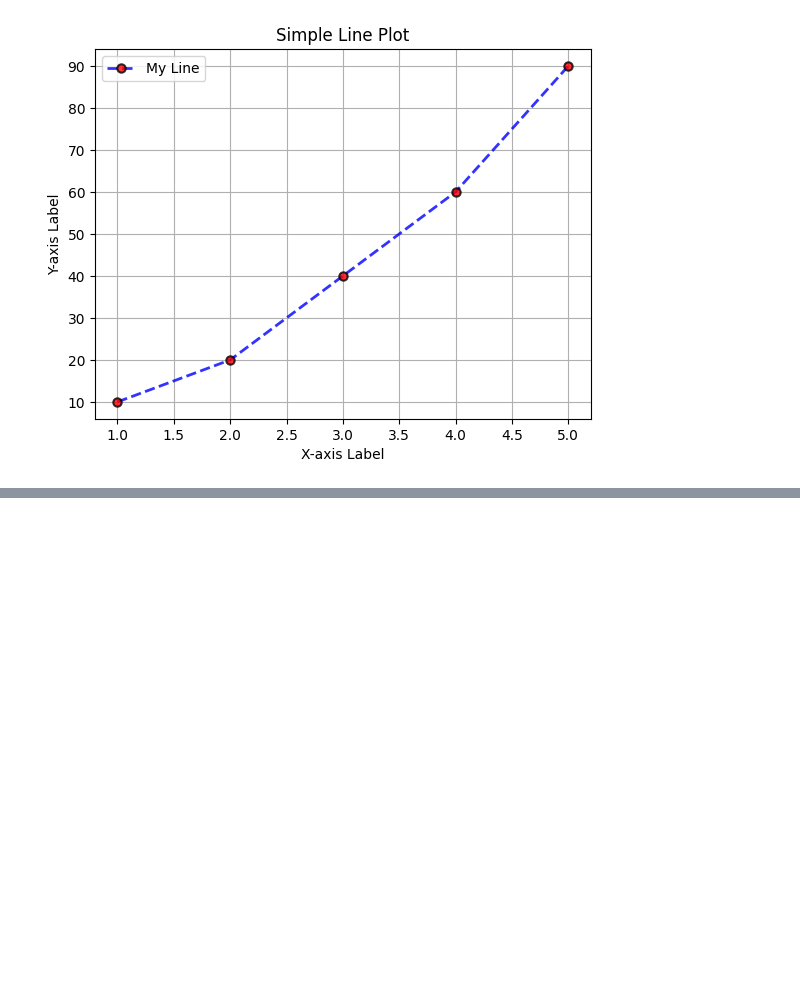
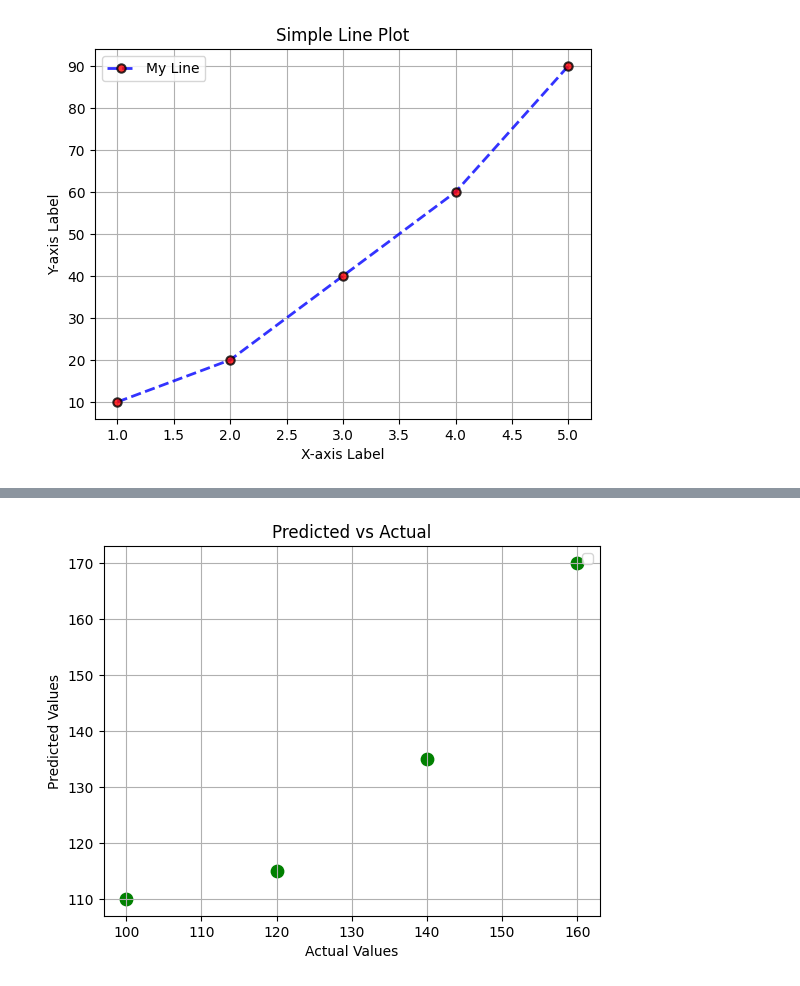
Before and after one commit to keshav2603/matplotlib-basic, a Jupyter notebook: first.ipynb, the cells around one changed output, grey strips where cells are left out. Cells and saved outputs as stored; diff of their text form; code cells hidden in the pictures; blank space fills up the shorter version.

```diff
--- a/first.ipynb
+++ b/first.ipynb
@@ -66,0 +86,15 @@ plt.show()
+# %%
+
+y_true = np.array([100, 120, 140, 160])
+y_pred = np.array([110, 115, 135, 170])
+
+plt.scatter(y_true, y_pred, color='green', s=80)
+# plt.plot([100, 160], [100, 160], color='red', linestyle='--', label='Perfect Prediction')
+plt.xlabel("Actual Values")
+plt.ylabel("Predicted Values")
+plt.title("Predicted vs Actual")
+plt.legend()
+plt.grid(True)
+plt.show()
+# %% [output]
+[figure, added]
```
Also changed, not shown: parts of 16 cells of this notebook.
